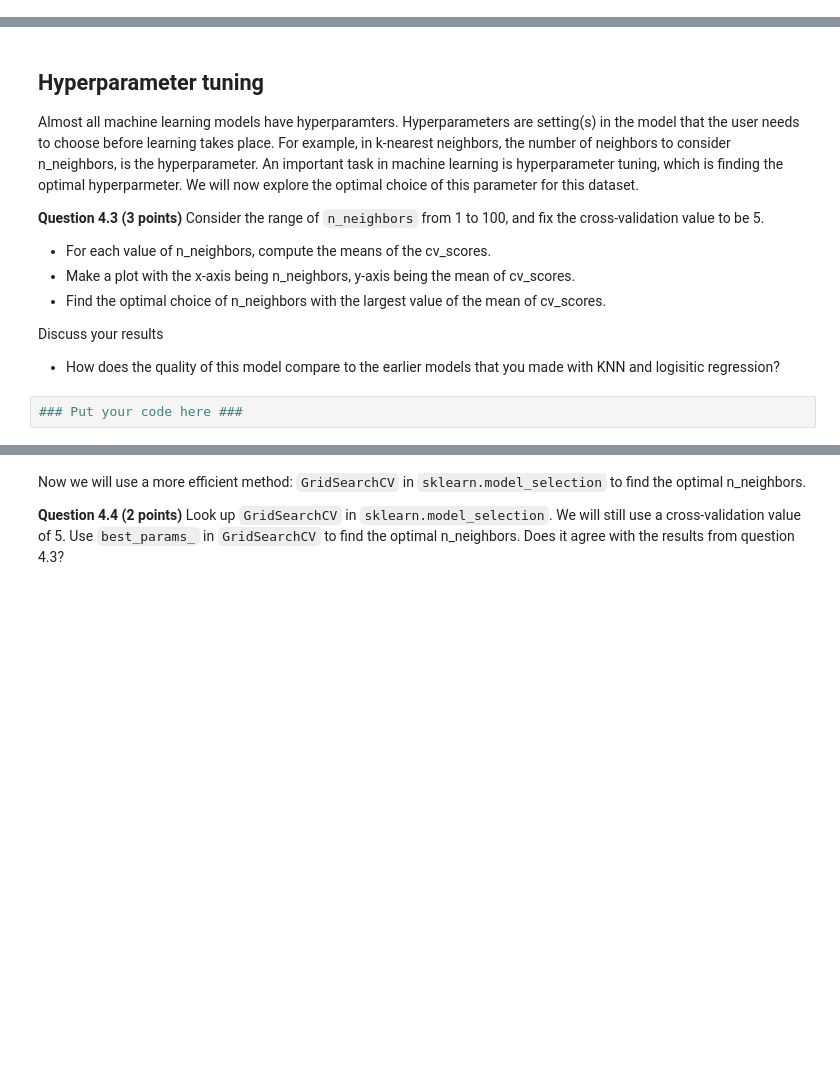
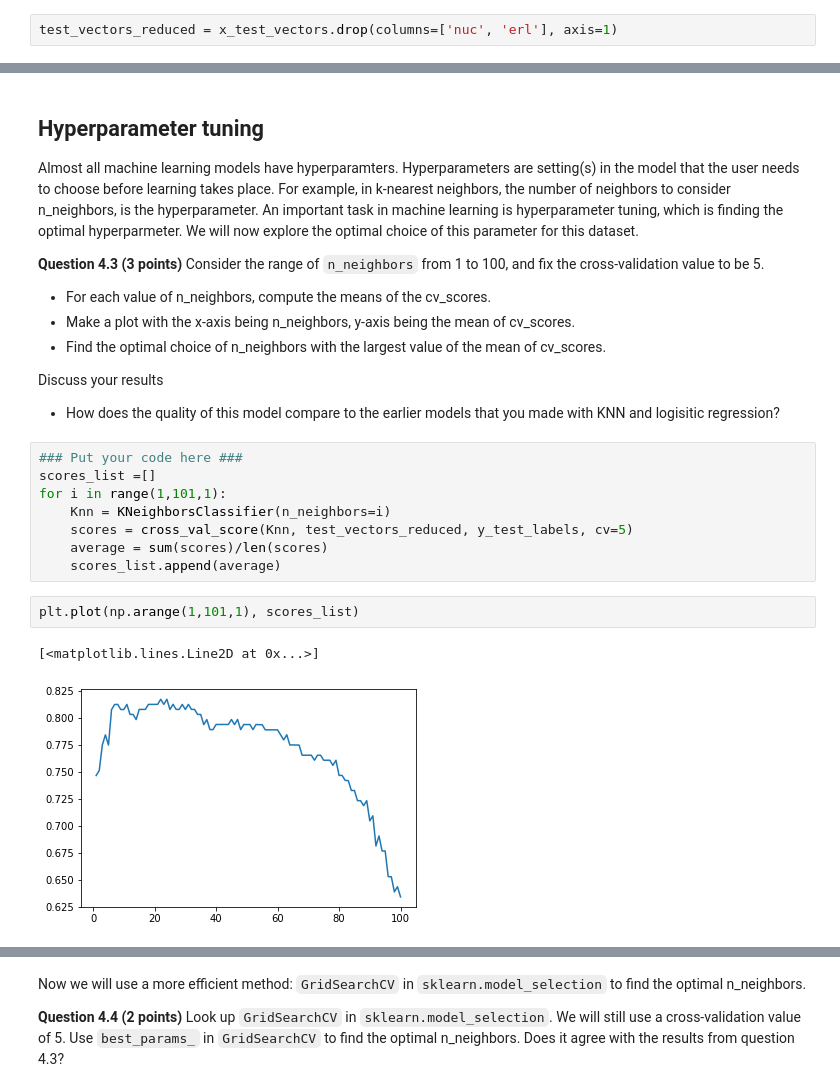
Before and after one commit to bellasaid/CMSE202, a Jupyter notebook: HW-03_GitML-STUDENT.ipynb, the cells around one changed output, grey strips where cells are left out. Drawn from its saved outputs; the diff is of its cells as text; blank space fills up the shorter version.

```diff
--- a/HW-03_GitML-STUDENT.ipynb
+++ b/HW-03_GitML-STUDENT.ipynb
@@ -129,0 +183,2 @@ metrics.accuracy_score(predicted_vals, y_test_labels)
+# %%
+test_vectors_reduced = x_test_vectors.drop(columns=['nuc', 'erl'], axis=1)
@@ -198,5 +270,16 @@ Almost all machine learning models have hyperparamters. Hyperparameters are sett
 
 Discuss your results
 * How does the quality of this model compare to the earlier models that you made with KNN and logisitic regression?
-# %%
-### Put your code here ###
+# %%
+### Put your code here ###
+scores_list =[]
+for i in range(1,101,1):
+    Knn = KNeighborsClassifier(n_neighbors=i)
+    scores = cross_val_score(Knn, test_vectors_reduced, y_test_labels, cv=5)
+    average = sum(scores)/len(scores)
+    scores_list.append(average)
+# %%
+plt.plot(np.arange(1,101,1), scores_list)
+# %% [output]
+[<matplotlib.lines.Line2D at 0x...>]
+[figure, added]
```
Also changed, not shown: parts of 25 cells of this notebook.
